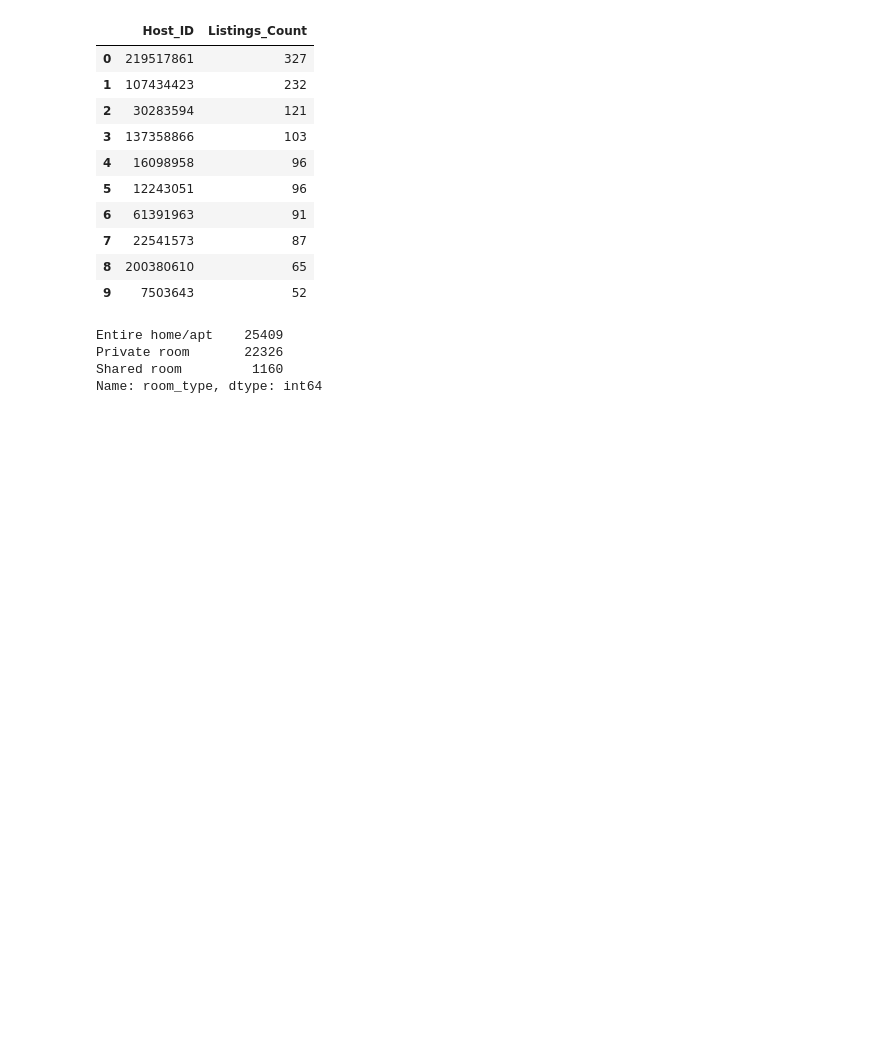
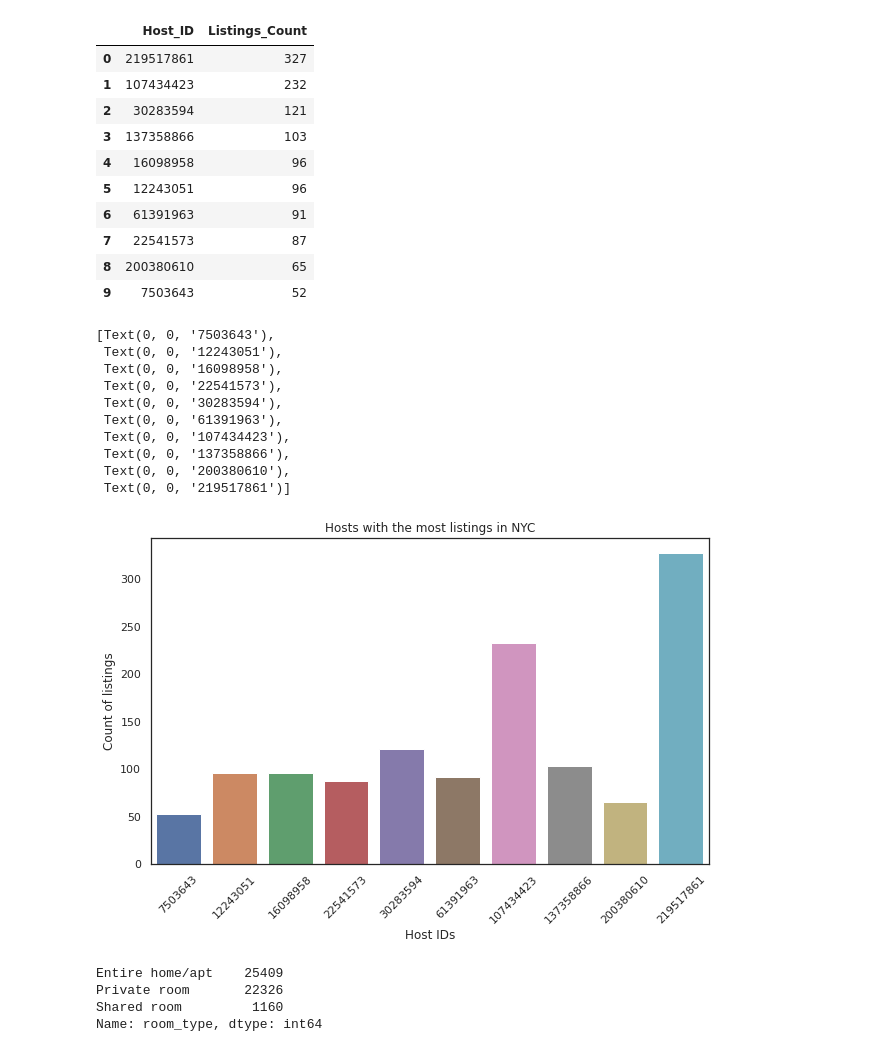
Before and after one commit to MayurLukka/AIRBNB, a Jupyter notebook: Copy_of_Airbnb_Bookings_Analysis_Capstone_Project.ipynb, the cells around one changed output. Saved outputs shown, nothing was run; the diff lists cells and outputs as text; code cells hidden in the pictures; blank space fills up the shorter version.

```diff
--- a/Copy_of_Airbnb_Bookings_Analysis_Capstone_Project.ipynb
+++ b/Copy_of_Airbnb_Bookings_Analysis_Capstone_Project.ipynb
@@ -266,6 +266,30 @@ df_hostid
 | 7 | 22541573 | 87 |
 | 8 | 200380610 | 65 |
 | 9 | 7503643 | 52 |
+# %%
+#setting the runtime configuration and parameters for all visualizatins
+import seaborn as sns
+sns.set(rc={'figure.figsize':(10,6)})
+sns.set_style('white')
+# %%
+fig_1=sns.barplot(x='Host_ID',y='Listings_Count',data=df_hostid)
+fig_1.set_title('Hosts with the most listings in NYC')
+fig_1.set_ylabel('Count of listings')
+fig_1.set_xlabel('Host IDs')
+fig_1.set_xticklabels(fig_1.get_xticklabels(), rotation=45)
+# fig_1 states that the number of listing in top 10 is numerous
+# %% [output]
+[Text(0, 0, '7503643'),
+ Text(0, 0, '12243051'),
+ Text(0, 0, '16098958'),
+ Text(0, 0, '22541573'),
+ Text(0, 0, '30283594'),
+ Text(0, 0, '61391963'),
+ Text(0, 0, '107434423'),
+ Text(0, 0, '137358866'),
+ Text(0, 0, '200380610'),
+ Text(0, 0, '219517861')]
+[figure, added]
 # %%
 #What are various room types available
 # %%
```
Also changed, not shown: parts of 1 cell of this notebook.
